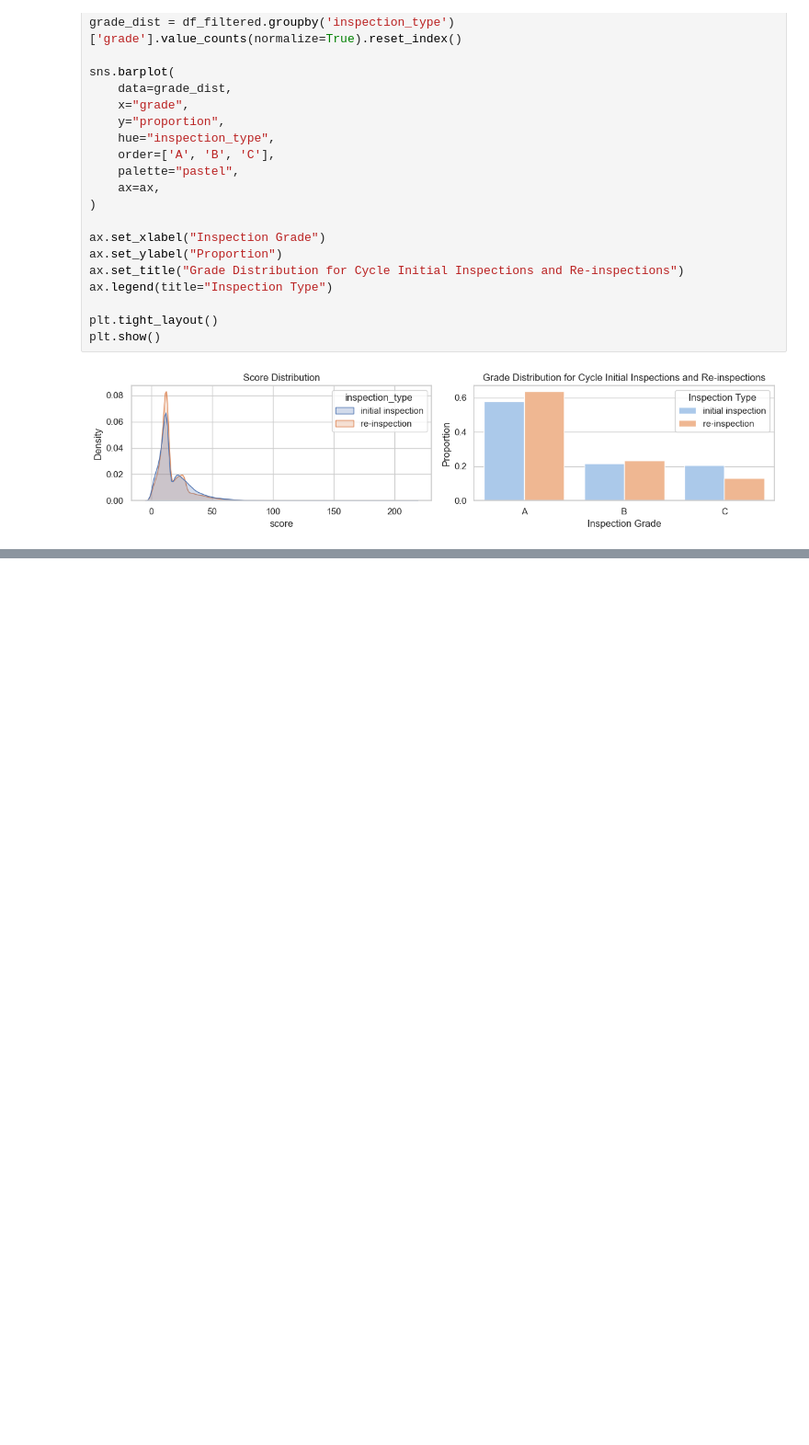
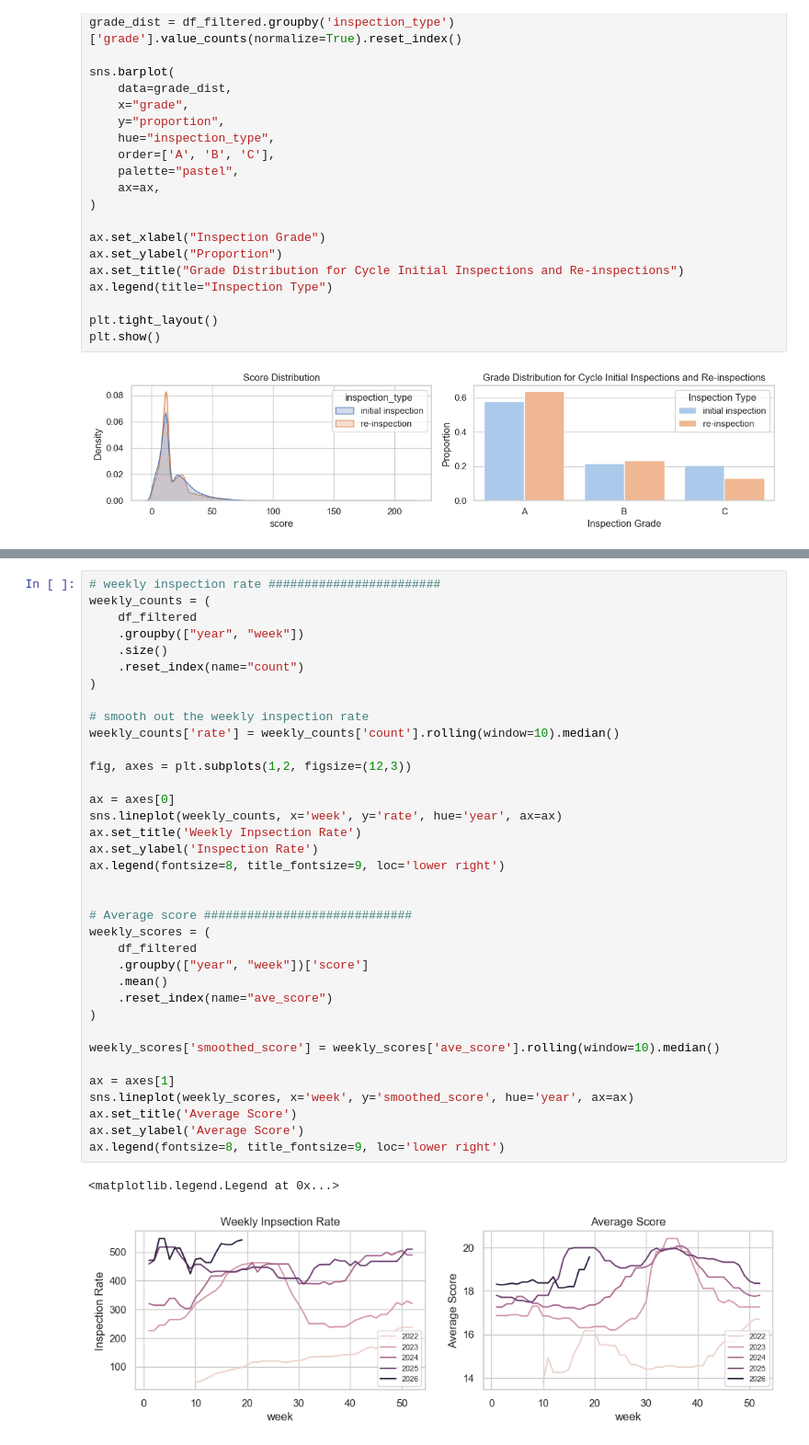
Before and after one commit to zackmcnulty/self_balancing_sampler, a Jupyter notebook: health_inspections.ipynb, the cells around one changed output, grey strips where cells are left out. Shown at 92% size. Cells and saved outputs as stored; diff of their text form; blank space fills up the shorter version.

```diff
--- a/health_inspections.ipynb
+++ b/health_inspections.ipynb
@@ -360,0 +396,39 @@ Inter-inspection time by previous grade
+# %%
+# weekly inspection rate ########################
+weekly_counts = (
+    df_filtered
+    .groupby(["year", "week"])
+    .size()
+    .reset_index(name="count")
+)
+
+# smooth out the weekly inspection rate
+weekly_counts['rate'] = weekly_counts['count'].rolling(window=10).median()
+
+fig, axes = plt.subplots(1,2, figsize=(12,3))
+
+ax = axes[0]
+sns.lineplot(weekly_counts, x='week', y='rate', hue='year', ax=ax)
+ax.set_title('Weekly Inpsection Rate')
+ax.set_ylabel('Inspection Rate')
+ax.legend(fontsize=8, title_fontsize=9, loc='lower right')
+
+
+# Average score #############################
+weekly_scores = (
+    df_filtered
+    .groupby(["year", "week"])['score']
+    .mean()
+    .reset_index(name="ave_score")
+)
+
+weekly_scores['smoothed_score'] = weekly_scores['ave_score'].rolling(window=10).median()
+
+ax = axes[1]
+sns.lineplot(weekly_scores, x='week', y='smoothed_score', hue='year', ax=ax)
+ax.set_title('Average Score')
+ax.set_ylabel('Average Score')
+ax.legend(fontsize=8, title_fontsize=9, loc='lower right')
+# %% [output]
+<matplotlib.legend.Legend at 0x...>
+[figure, added]
```
Also changed, not shown: parts of 12 cells of this notebook.
